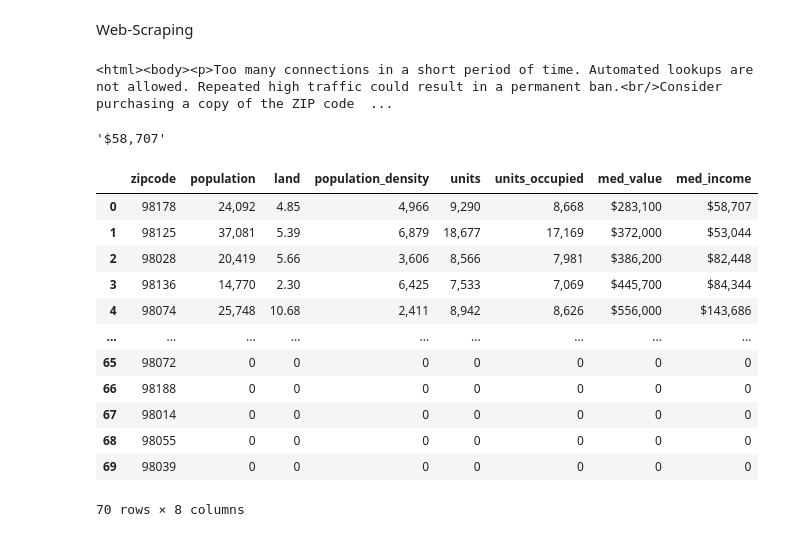
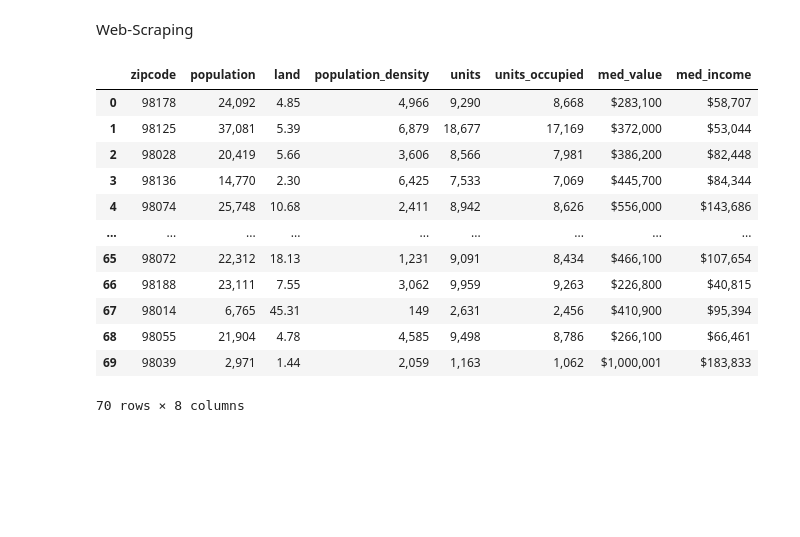
Before and after one commit to naik-sachin/Project_Housing_prediction, a Jupyter notebook: webscraping_zipcode_demographics.ipynb, the cells around one changed output. Cells and saved outputs as stored; diff of their text form; code cells hidden in the pictures; blank space fills up the shorter version.

```diff
--- a/webscraping_zipcode_demographics.ipynb
+++ b/webscraping_zipcode_demographics.ipynb
@@ -250,15 +252,6 @@ for x in zipcodes:
     soup[x] = BeautifulSoup(response[x].text, 'lxml')
     # Container
     demographics[x] = soup[x].find_all('div', class_='col-xs-12 col-sm-6')
-# %%
-# Testing Cell
-
-ex1 = 98033
-ex2 = 98155
-print(soup[ex2])
-#demographics[example][0].find_all('td', class_='text-right')[0].get_text()
-# %% [output]
-<html><body><p>Too many connections in a short period of time. Automated lookups are not allowed. Repeated high traffic could result in a permanent ban.<br/>Consider purchasing a copy of the ZIP code  ...
 # %%
 # Scraping Demographics
 pop = []
@@ -270,41 +263,31 @@ med_homevalue = []
 med_householdincome = []
 
 for y in zipcodes:
-    try:
-        pop.append(demographics[y][0].find_all('td', class_='text-right')[0].get_text())
-        sqmile.append(demographics[y][1].find_all('td', class_='text-right')[0].get_text())
-        popdensity.append(demographics[y][0].find_all('td', class_='text-right')[1].get_text())
-        units.append(demographics[y][0].find_all('td', class_='text-right')[2].get_text())
-        units_occupied.append(demographics[y][1].find_all('td', class_='text-right')[2].get_text())
-        med_homevalue.append(demographics[y][0].find_all('td', class_='text-right')[3].get_text())
-        med_householdincome.append(demographics[y][1].find_all('td', class_='text-right')[3].get_text())
-    except:
-        pop.append(0)
-        sqmile.append(0)
-        popdensity.append(0)
-        units.append(0)
-        units_occupied.append(0)
-        med_homevalue.append(0)
-        med_householdincome.append(0)
+    pop.append(demographics[y][0].find_all('td', class_='text-right')[0].get_text())
+    sqmile.append(demographics[y][1].find_all('td', class_='text-right')[0].get_text())
+    popdensity.append(demographics[y][0].find_all('td', class_='text-right')[1].get_text())
+    units.append(demographics[y][0].find_all('td', class_='text-right')[2].get_text())
+    units_occupied.append(demographics[y][1].find_all('td', class_='text-right')[2].get_text())
+    med_homevalue.append(demographics[y][0].find_all('td', class_='text-right')[3].get_text())
+    med_householdincome.append(demographics[y][1].find_all('td', class_='text-right')[3].get_text())
-# %% [output]
-'$58,707'
 # %%
 # Creating DataFrame
 
 zipcode_df = pd.DataFrame([zipcodes, pop, sqmile, popdensity, units, units_occupied, med_homevalue, med_householdincome]).transpose()
 zipcode_df.columns = ['zipcode', 'population', 'land', 'population_density', 'units', 'units_occupied', 'med_value', 'med_income']
-zipcode_df.head(70)
-# %% [output]
-|  | zipcode | population | land | population_density | units | units_occupied | med_value | med_income |
-| 0 | 98178 | 24,092 | 4.85 | 4,966 | 9,290 | 8,668 | $283,100 | $58,707 |
-| 1 | 98125 | 37,081 | 5.39 | 6,879 | 18,677 | 17,169 | $372,000 | $53,044 |
-| 2 | 98028 | 20,419 | 5.66 | 3,606 | 8,566 | 7,981 | $386,200 | $82,448 |
-| 3 | 98136 | 14,770 | 2.30 | 6,425 | 7,533 | 7,069 | $445,700 | $84,344 |
-| 4 | 98074 | 25,748 | 10.68 | 2,411 | 8,942 | 8,626 | $556,000 | $143,686 |
-| ... | ... | ... | ... | ... | ... | ... | ... | ... |
-| 65 | 98072 | 0 | 0 | 0 | 0 | 0 | 0 | 0 |
-| 66 | 98188 | 0 | 0 | 0 | 0 | 0 | 0 | 0 |
-| 67 | 98014 | 0 | 0 | 0 | 0 | 0 | 0 | 0 |
-| 68 | 98055 | 0 | 0 | 0 | 0 | 0 | 0 | 0 |
-| 69 | 98039 | 0 | 0 | 0 | 0 | 0 | 0 | 0 |
-70 rows × 8 columns
+# %%
+zipcode_df
+# %% [output]
+|  | zipcode | population | land | population_density | units | units_occupied | med_value | med_income |
+| 0 | 98178 | 24,092 | 4.85 | 4,966 | 9,290 | 8,668 | $283,100 | $58,707 |
+| 1 | 98125 | 37,081 | 5.39 | 6,879 | 18,677 | 17,169 | $372,000 | $53,044 |
+| 2 | 98028 | 20,419 | 5.66 | 3,606 | 8,566 | 7,981 | $386,200 | $82,448 |
+| 3 | 98136 | 14,770 | 2.30 | 6,425 | 7,533 | 7,069 | $445,700 | $84,344 |
+| 4 | 98074 | 25,748 | 10.68 | 2,411 | 8,942 | 8,626 | $556,000 | $143,686 |
+| ... | ... | ... | ... | ... | ... | ... | ... | ... |
+| 65 | 98072 | 22,312 | 18.13 | 1,231 | 9,091 | 8,434 | $466,100 | $107,654 |
+| 66 | 98188 | 23,111 | 7.55 | 3,062 | 9,959 | 9,263 | $226,800 | $40,815 |
+| 67 | 98014 | 6,765 | 45.31 | 149 | 2,631 | 2,456 | $410,900 | $95,394 |
+| 68 | 98055 | 21,904 | 4.78 | 4,585 | 9,498 | 8,786 | $266,100 | $66,461 |
+| 69 | 98039 | 2,971 | 1.44 | 2,059 | 1,163 | 1,062 | $1,000,001 | $183,833 |
+70 rows × 8 columns
```
Also changed, not shown: parts of 4 cells of this notebook, 4 other files.
